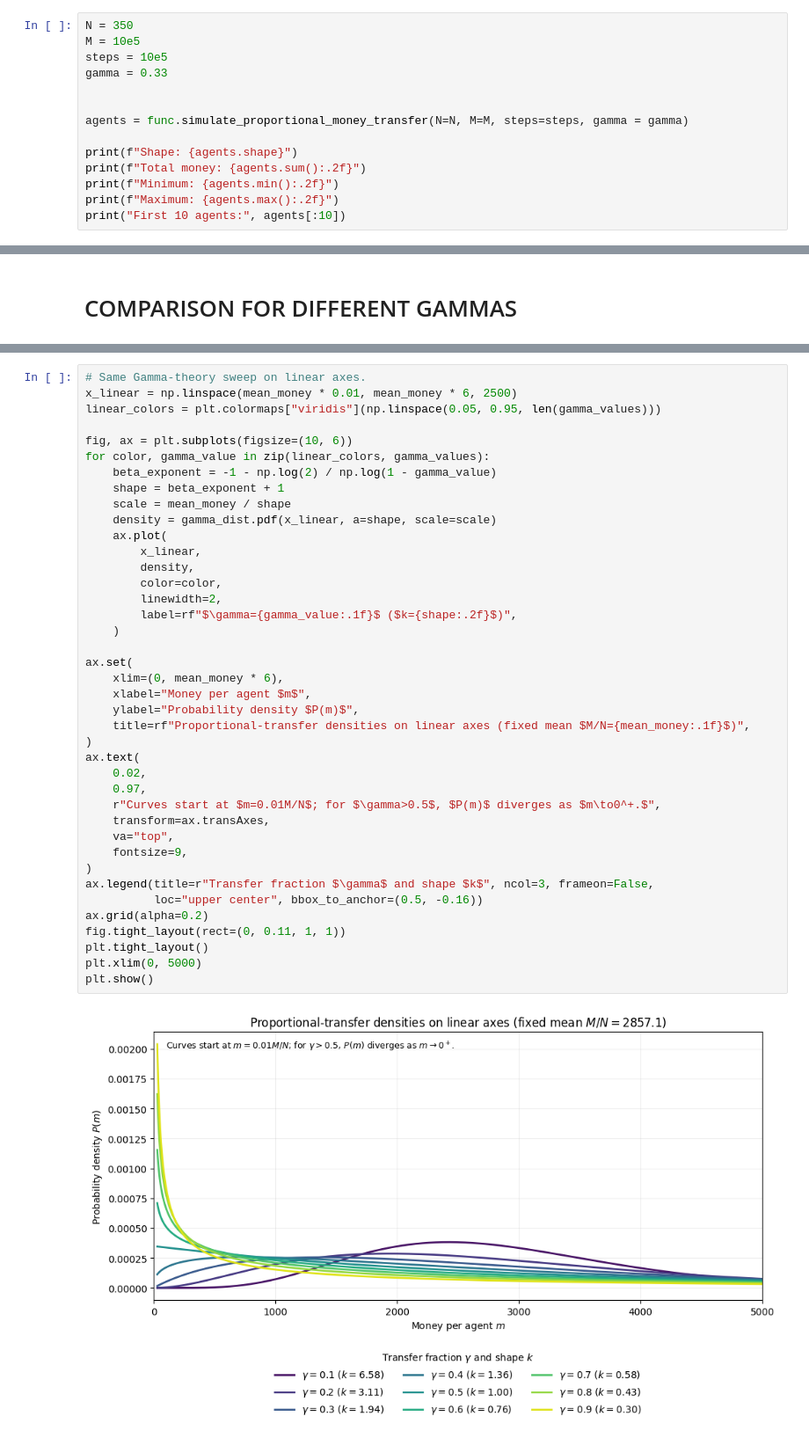
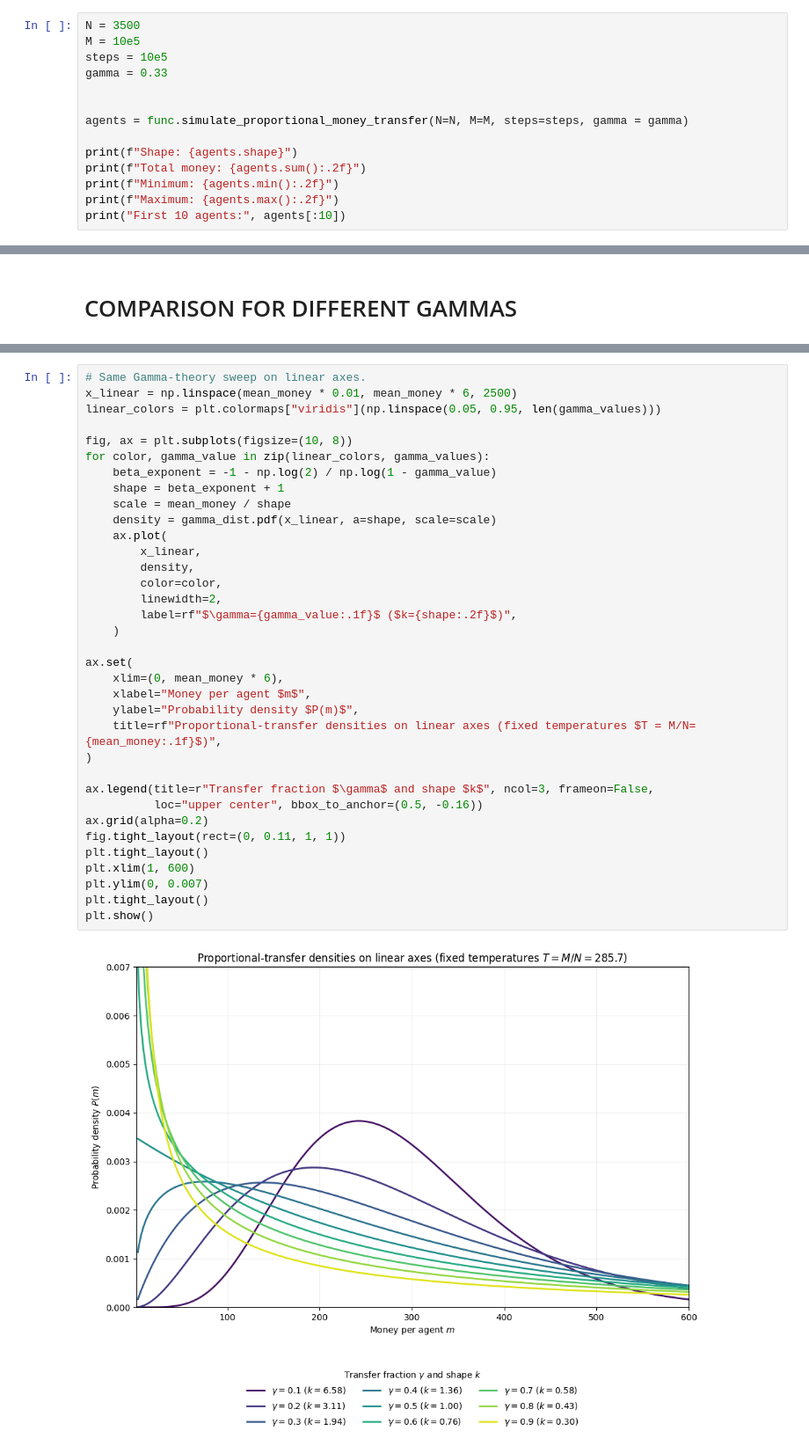
Before and after one commit to giacomells/Statistical-Mechanics-of-Money, a Jupyter notebook: ProportionalMoneyTransfer.ipynb, the cells around one changed output, grey strips where cells are left out. Shown at 88% size. Cells and saved outputs as stored; diff of their text form.

```diff
--- a/ProportionalMoneyTransfer.ipynb
+++ b/ProportionalMoneyTransfer.ipynb
@@ -10,7 +10,7 @@ import numpy as np
 from mpl_toolkits.axes_grid1.inset_locator import inset_axes
 from scipy.stats import gamma as gamma_dist
 # %%
-N = 350
+N = 3500
 M = 10e5
 steps = 10e5
 gamma = 0.33
@@ -214,42 +214,37 @@ plt.show()
 # %%
 # Same Gamma-theory sweep on linear axes.
 x_linear = np.linspace(mean_money * 0.01, mean_money * 6, 2500)
 linear_colors = plt.colormaps["viridis"](np.linspace(0.05, 0.95, len(gamma_values)))
 
-fig, ax = plt.subplots(figsize=(10, 6))
+fig, ax = plt.subplots(figsize=(10, 8))
 for color, gamma_value in zip(linear_colors, gamma_values):
     beta_exponent = -1 - np.log(2) / np.log(1 - gamma_value)
     shape = beta_exponent + 1
     scale = mean_money / shape
     density = gamma_dist.pdf(x_linear, a=shape, scale=scale)
     ax.plot(
         x_linear,
         density,
         color=color,
         linewidth=2,
         label=rf"$\gamma={gamma_value:.1f}$ ($k={shape:.2f}$)",
     )
 
 ax.set(
     xlim=(0, mean_money * 6),
     xlabel="Money per agent $m$",
     ylabel="Probability density $P(m)$",
-    title=rf"Proportional-transfer densities on linear axes (fixed mean $M/N={mean_money:.1f}$)",
+    title=rf"Proportional-transfer densities on linear axes (fixed temperatures $T = M/N={mean_money:.1f}$)",
 )
-ax.text(
-    0.02,
-    0.97,
-    r"Curves start at $m=0.01M/N$; for $\gamma>0.5$, $P(m)$ diverges as $m\to0^+.$",
-    transform=ax.transAxes,
-    va="top",
-    fontsize=9,
-)
+
 ax.legend(title=r"Transfer fraction $\gamma$ and shape $k$", ncol=3, frameon=False,
           loc="upper center", bbox_to_anchor=(0.5, -0.16))
 ax.grid(alpha=0.2)
 fig.tight_layout(rect=(0, 0.11, 1, 1))
 plt.tight_layout()
-plt.xlim(0, 5000)
+plt.xlim(1, 600)
+plt.ylim(0, 0.007)
+plt.tight_layout()
 plt.show()
 # %% [output]
-[figure, old version]
+[figure, new version]
```
Also changed, not shown: parts of 6 cells of this notebook, 9 other files.
